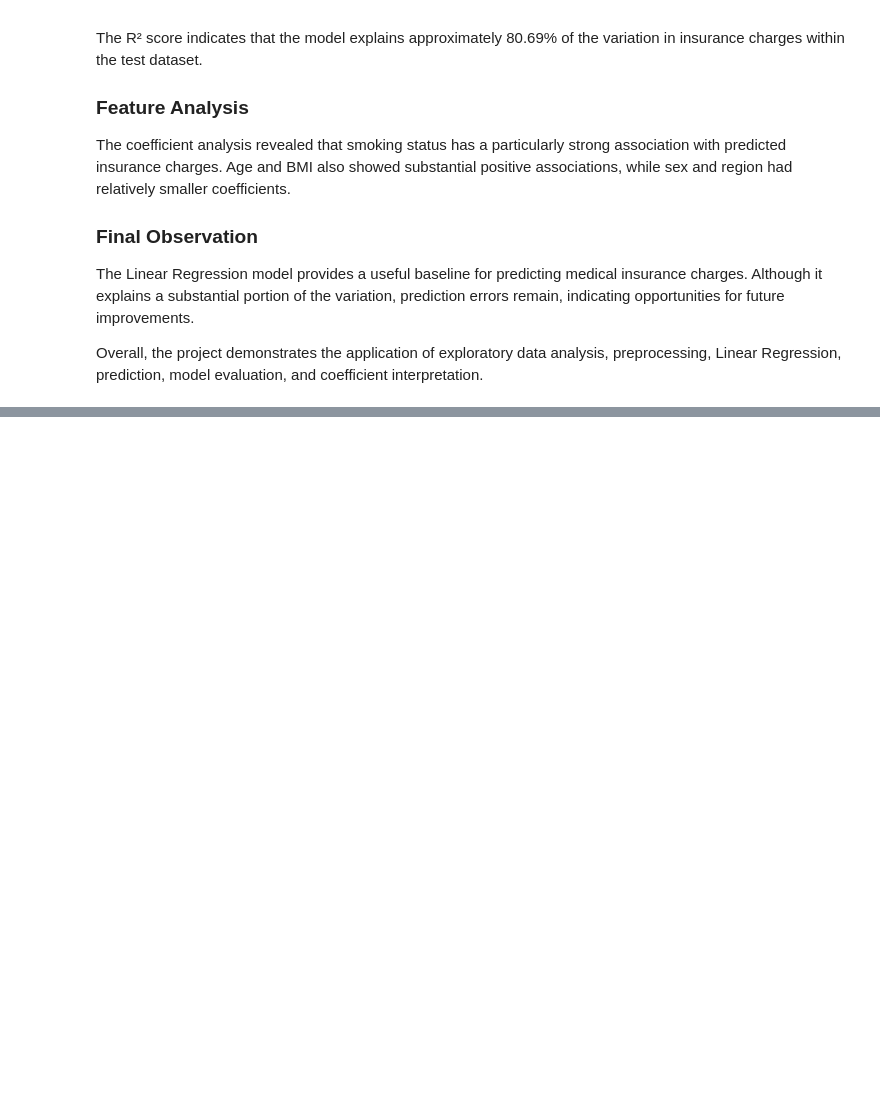
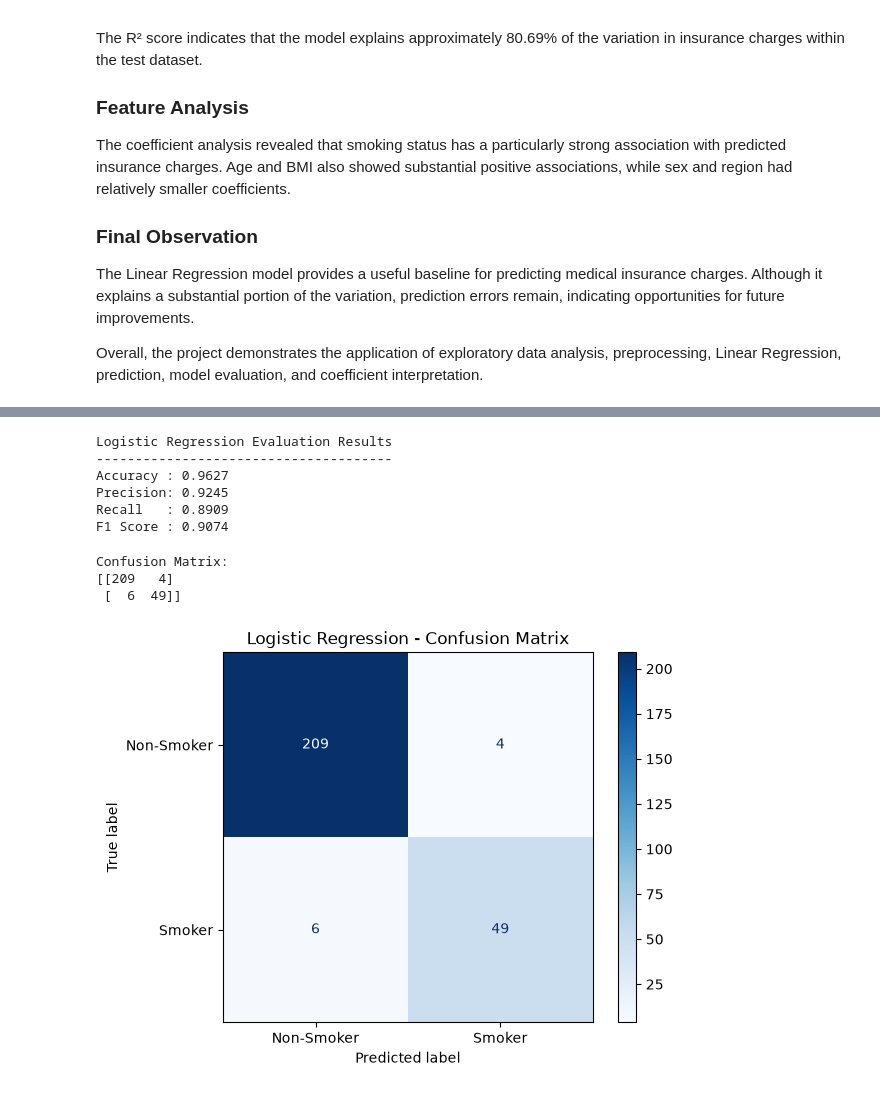
Before and after one commit to bobby2228/insurence, a Jupyter notebook: Notebook/insurance_analysis.ipynb, the cells around one changed output, grey strips where cells are left out. Drawn from its saved outputs; the diff is of its cells as text; code cells hidden in the pictures; blank space fills up the shorter version.

Commit message:
Complete Logistic Regression and final project evaluation

```diff
--- a/Notebook/insurance_analysis.ipynb
+++ b/Notebook/insurance_analysis.ipynb
@@ -792,0 +915,16 @@ Overall, the project demonstrates the application of exploratory data analysis,
+# %%
+# Step 2.2 - Predict Smoking Status
+
+# Predict on testing data
+y_pred_cls = log_model.predict(X_test_cls_processed)
+
+# Compare actual and predicted values
+import pandas as pd
+
+comparison_cls = pd.DataFrame({
+    "Actual": y_test_cls.to_numpy(),
+    "Predicted": y_pred_cls
+})
+
+print("Actual vs Predicted Smoking Status:")
+print(comparison_cls.head(10))
@@ -792,0 +944,55 @@ Overall, the project demonstrates the application of exploratory data analysis,
+# %%
+# Step 3.1 - Classification Evaluation Metrics
+
+from sklearn.metrics import (
+    accuracy_score,
+    precision_score,
+    recall_score,
+    f1_score
+)
+
+accuracy = accuracy_score(y_test_cls, y_pred_cls)
+precision = precision_score(y_test_cls, y_pred_cls)
+recall = recall_score(y_test_cls, y_pred_cls)
+f1 = f1_score(y_test_cls, y_pred_cls)
+
+print("Logistic Regression Evaluation Results")
+print("--------------------------------------")
+print(f"Accuracy : {accuracy:.4f}")
+print(f"Precision: {precision:.4f}")
+print(f"Recall   : {recall:.4f}")
+print(f"F1 Score : {f1:.4f}")
+# %% [output]
+Logistic Regression Evaluation Results
+--------------------------------------
+Accuracy : 0.9627
+Precision: 0.9245
+Recall   : 0.8909
+F1 Score : 0.9074
+# %%
+# Step 3.2 - Confusion Matrix
+
+from sklearn.metrics import confusion_matrix, ConfusionMatrixDisplay
+import matplotlib.pyplot as plt
+
+# Calculate confusion matrix
+cm = confusion_matrix(y_test_cls, y_pred_cls)
+
+print("Confusion Matrix:")
+print(cm)
+
+# Visualize confusion matrix
+disp = ConfusionMatrixDisplay(
+    confusion_matrix=cm,
+    display_labels=["Non-Smoker", "Smoker"]
+)
+
+disp.plot(cmap="Blues", values_format="d")
+
+plt.title("Logistic Regression - Confusion Matrix")
+plt.show()
+# %% [output]
+Confusion Matrix:
+[[209   4]
+ [  6  49]]
+[figure, added]
```
Also changed, not shown: parts of 12 cells of this notebook, 1 other file.
